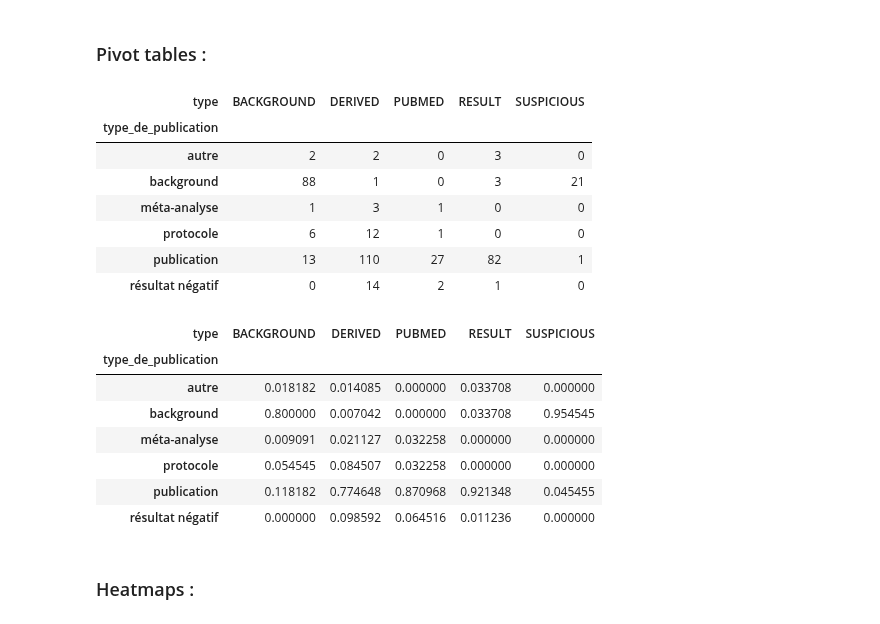
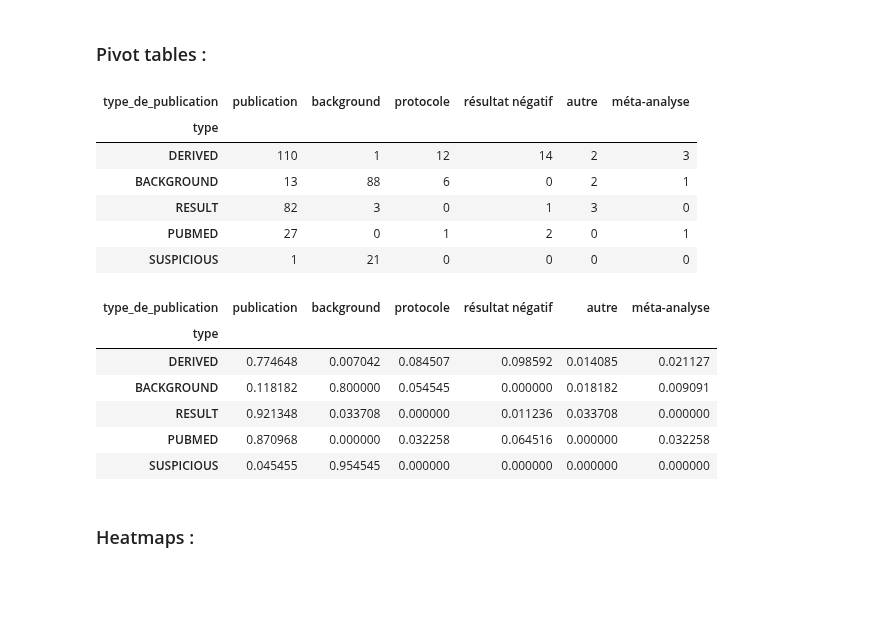
Before and after one commit to Inserm-IST/BSO-Inserm-Sante, a Jupyter notebook: 03_traitement_manuel_donnees_sante.ipynb, the cells around one changed output. Cells and saved outputs as stored; diff of their text form; code cells hidden in the pictures; blank space fills up the shorter version.

```diff
--- a/03_traitement_manuel_donnees_sante.ipynb
+++ b/03_traitement_manuel_donnees_sante.ipynb
@@ -191,7 +193,8 @@ On cherche a comparer la correlation des types renvoyés par ClinicalTrial ('RES
 Est-ce que les résultats concordent ?
 Si la correlation est très forte, peut-on se passer du traitement manuel et faire uniquement confiance aux types renvoyés par CT ?
 # %%
-df_complete.loc[:, 'type'].value_counts(dropna=False)
+count_type_ct = df_complete.loc[:, 'type'].value_counts()
+count_type_ct
 # %% [output]
 type
 DERIVED       142
@@ -202,7 +204,8 @@ PUBMED         31
 SUSPICIOUS     22
 Name: count, dtype: int64
 # %%
-df_complete.loc[:, 'type_de_publication'].value_counts(dropna=False)
+count_type_manual = df_complete.loc[:, 'type_de_publication'].value_counts()
+count_type_manual
 # %% [output]
 type_de_publication
 publication         233
@@ -234,40 +236,43 @@ df_complete.loc[:, ['type','type_de_publication']]
 # %%
 df_correlation = pd.pivot_table(
     df_complete,
-    index='type_de_publication',
-    columns='type',
+    index='type',
+    columns='type_de_publication',
     aggfunc='size',
     observed=False,
 )
+
+index_order = count_type_ct.index.values
+column_order = count_type_manual.index.values
+df_correlation = df_correlation.reindex(index=index_order, columns=column_order)
 df_correlation
 # %% [output]
-| type | BACKGROUND | DERIVED | PUBMED | RESULT | SUSPICIOUS |
-| type_de_publication |  |  |  |  |  |
-| autre | 2 | 2 | 0 | 3 | 0 |
-| background | 88 | 1 | 0 | 3 | 21 |
-| méta-analyse | 1 | 3 | 1 | 0 | 0 |
-| protocole | 6 | 12 | 1 | 0 | 0 |
-| publication | 13 | 110 | 27 | 82 | 1 |
-| résultat négatif | 0 | 14 | 2 | 1 | 0 |
+| type_de_publication | publication | background | protocole | résultat négatif | autre | méta-analyse |
+| type |  |  |  |  |  |  |
+| DERIVED | 110 | 1 | 12 | 14 | 2 | 3 |
+| BACKGROUND | 13 | 88 | 6 | 0 | 2 | 1 |
+| RESULT | 82 | 3 | 0 | 1 | 3 | 0 |
+| PUBMED | 27 | 0 | 1 | 2 | 0 | 1 |
+| SUSPICIOUS | 1 | 21 | 0 | 0 | 0 | 0 |
 # %%
 df_correlation_perc = pd.crosstab(
-    index = df_complete.loc[:,'type_de_publication'],
-    columns= df_corrected.loc[:,'type'],
-    normalize= 'columns',
+    index=df_corrected.loc[:,'type'],
+    columns=df_complete.loc[:,'type_de_publication'],
+    normalize= 'index',
     # aggfunc='size',
     # fill_value=0,
     # observed=False,
 )
+df_correlation_perc = df_correlation_perc.reindex(index=index_order, columns=column_order)
 df_correlation_perc
 # %% [output]
-| type | BACKGROUND | DERIVED | PUBMED | RESULT | SUSPICIOUS |
-| type_de_publication |  |  |  |  |  |
-| autre | 0.018182 | 0.014085 | 0.000000 | 0.033708 | 0.000000 |
-| background | 0.800000 | 0.007042 | 0.000000 | 0.033708 | 0.954545 |
-| méta-analyse | 0.009091 | 0.021127 | 0.032258 | 0.000000 | 0.000000 |
-| protocole | 0.054545 | 0.084507 | 0.032258 | 0.000000 | 0.000000 |
-| publication | 0.118182 | 0.774648 | 0.870968 | 0.921348 | 0.045455 |
-| résultat négatif | 0.000000 | 0.098592 | 0.064516 | 0.011236 | 0.000000 |
+| type_de_publication | publication | background | protocole | résultat négatif | autre | méta-analyse |
+| type |  |  |  |  |  |  |
+| DERIVED | 0.774648 | 0.007042 | 0.084507 | 0.098592 | 0.014085 | 0.021127 |
+| BACKGROUND | 0.118182 | 0.800000 | 0.054545 | 0.000000 | 0.018182 | 0.009091 |
+| RESULT | 0.921348 | 0.033708 | 0.000000 | 0.011236 | 0.033708 | 0.000000 |
+| PUBMED | 0.870968 | 0.000000 | 0.032258 | 0.064516 | 0.000000 | 0.032258 |
+| SUSPICIOUS | 0.045455 | 0.954545 | 0.000000 | 0.000000 | 0.000000 | 0.000000 |
 # %% [markdown]
 ### Heatmaps :
 # %% [markdown]
```
Also changed, not shown: parts of 20 cells of this notebook.
